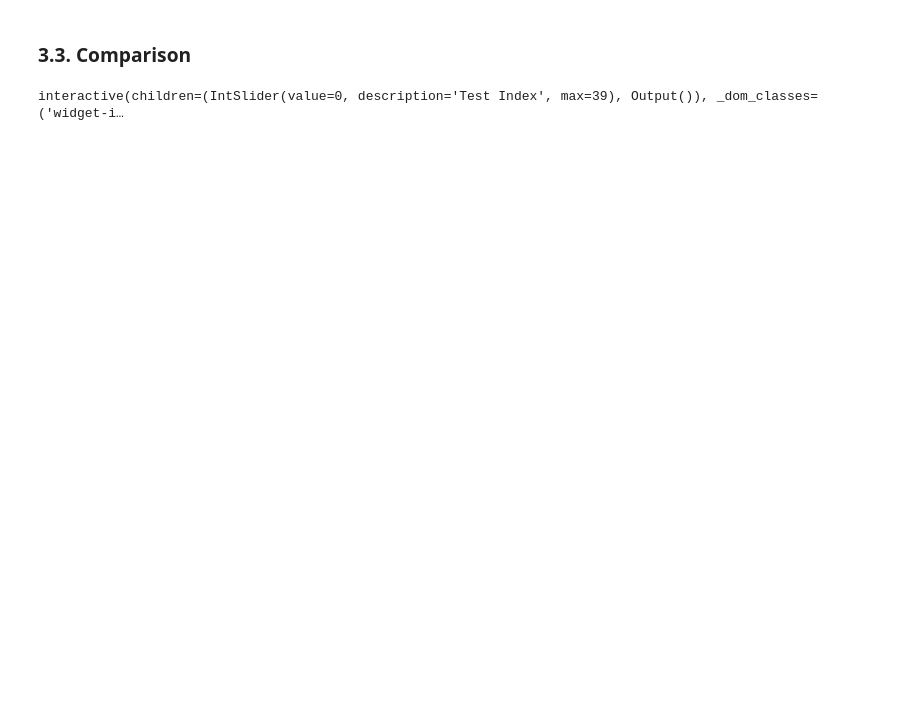
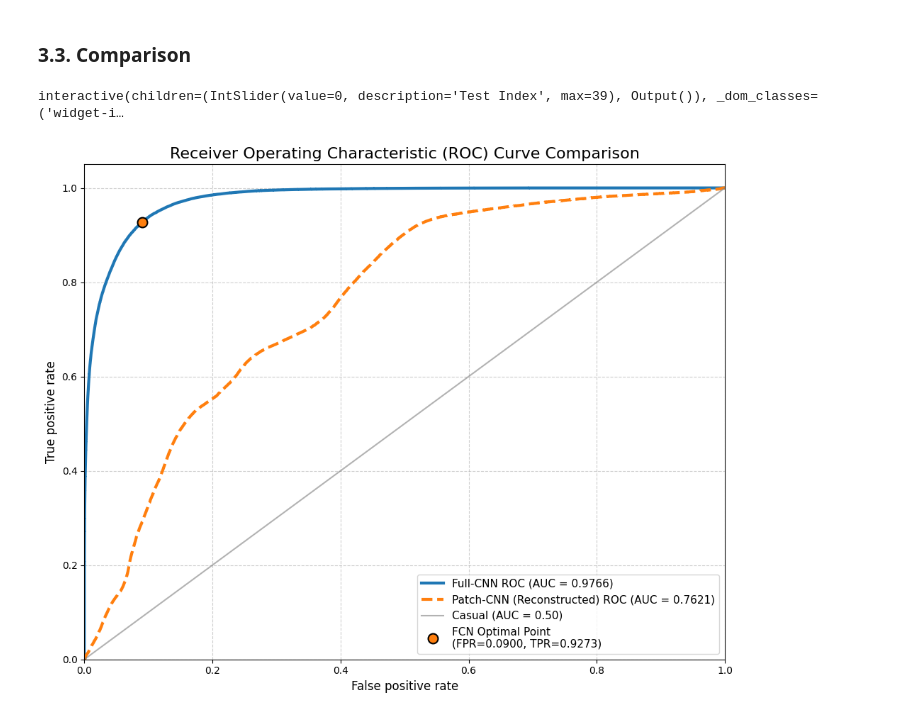
Before and after one commit to AlessandroMecchia/Computer_Vision_Project, a Jupyter notebook: project.ipynb, the cells around one changed output. Drawn from its saved outputs; the diff is of its cells as text; code cells hidden in the pictures; blank space fills up the shorter version.

```diff
--- a/project.ipynb
+++ b/project.ipynb
@@ -1199,3 +1213,46 @@ def plot_comparison_results(index):
     plt.show()
 # %% [output]
 interactive(children=(IntSlider(value=0, description='Test Index', max=39), Output()), _dom_classes=('widget-i…
+# %%
+y_true_fcn_all = y_test_100.flatten()
+y_pred_proba_fcn_all = y_pred_proba_100.flatten()
+
+y_pred_proba_patch_all = y_pred_segmentation_cnn[:, :H_SEG, :W_SEG, :].flatten()
+
+fpr_fcn, tpr_fcn, _ = roc_curve(y_true_fcn_all, y_pred_proba_fcn_all)
+roc_auc_fcn = auc(fpr_fcn, tpr_fcn)
+
+fpr_patch, tpr_patch, _ = roc_curve(y_true_all, y_pred_proba_patch_all)
+roc_auc_patch = auc(fpr_patch, tpr_patch)
+# %%
+fpr_opt, tpr_opt = find_optimal_roc_point(fpr_fcn, tpr_fcn)
+# %%
+plt.figure(figsize=(10, 8))
+plt.title('Receiver Operating Characteristic (ROC) Curve Comparison', fontsize=16)
+
+# Plot Full-CNN ROC
+plt.plot(fpr_fcn, tpr_fcn, color='#1f77b4', lw=3, label=f'Full-CNN ROC (AUC = {roc_auc_fcn:.4f})')
+
+# Plot Patch-CNN ROC
+plt.plot(fpr_patch, tpr_patch, color='#ff7f0e', lw=3, linestyle='--', label=f'Patch-CNN (Reconstructed) ROC (AUC = {roc_auc_patch:.4f})')
+
+# Casual Comparison
+plt.plot([0, 1], [0, 1], color='gray', lw=1.5, linestyle='-', alpha=0.6, label='Casual (AUC = 0.50)')
+
+# Optimal Point for Full-CNN
+plt.plot(
+    fpr_opt, tpr_opt, 'o', markersize=10,
+    color='#ff7f0e', markeredgecolor='black', markeredgewidth=1.5,
+    label=f'FCN Optimal Point \n(FPR={fpr_opt:.4f}, TPR={tpr_opt:.4f})'
+)
+
+plt.xlim([0.0, 1.0])
+plt.ylim([0.0, 1.05])
+plt.xlabel('False positive rate', fontsize=12)
+plt.ylabel('True positive rate', fontsize=12)
+plt.legend(loc="lower right", fontsize=11)
+plt.grid(True, linestyle='--', alpha=0.6)
+plt.tight_layout()
+plt.show()
+# %% [output]
+[figure, added]
```
Also changed, not shown: parts of 11 cells of this notebook.
